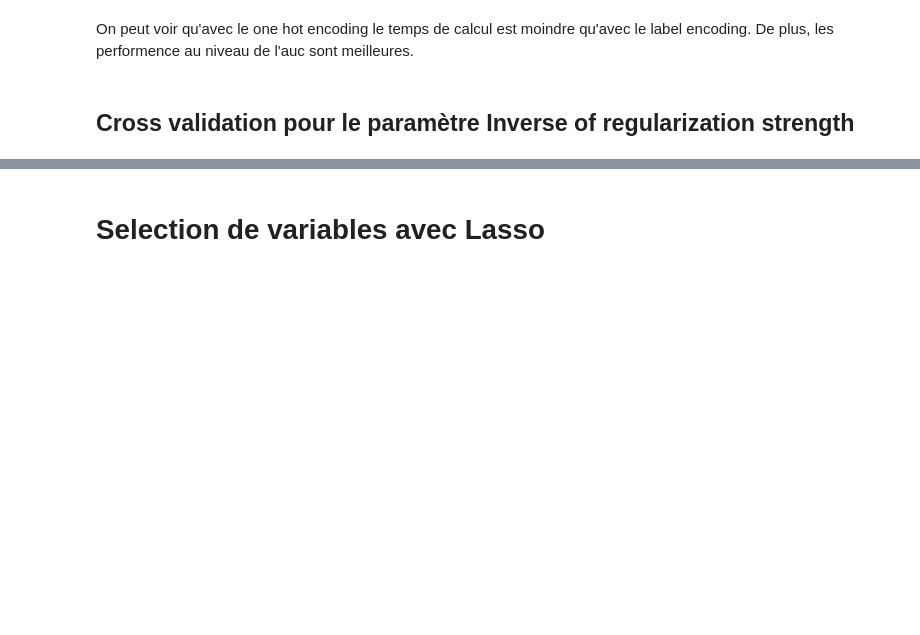
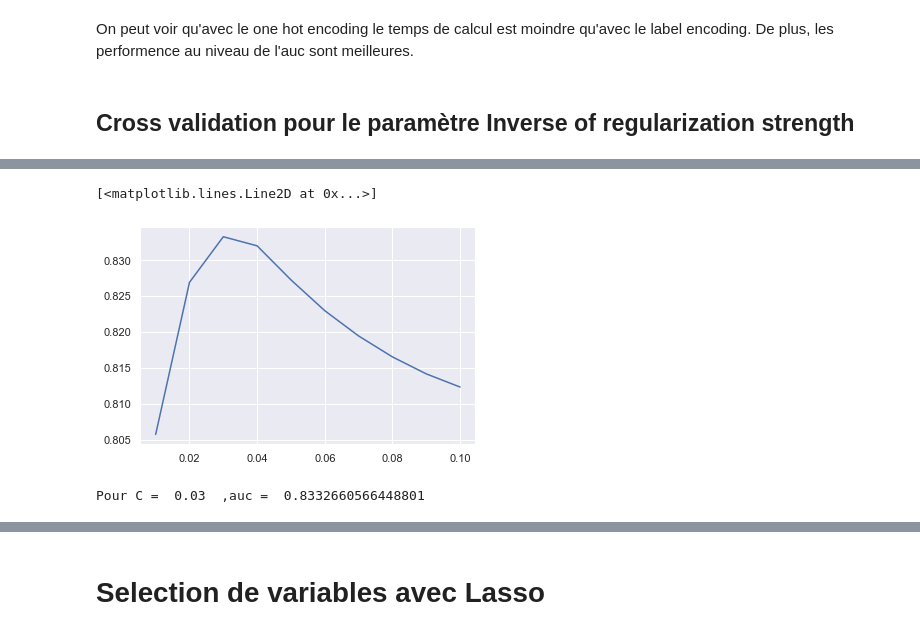
Before and after one commit to DataCampM2DSSAF/suivi-du-data-camp-ghoul_boubekeur_davidas, a Jupyter notebook: projet_data_camp_fraud_anthony.ipynb, the cells around one changed output, grey strips where cells are left out. Saved outputs shown, nothing was run; the diff lists cells and outputs as text; code cells hidden in the pictures; blank space fills up the shorter version.

```diff
--- a/projet_data_camp_fraud_anthony.ipynb
+++ b/projet_data_camp_fraud_anthony.ipynb
@@ -785,10 +615,0 @@ temps : 00:07:37
-# %%
-pred = []
-tstart = time.time()
-for i in range(0,100,10):
-    if(i==0): i=i+1
-    log = LogisticRegression(solver ='liblinear', penalty = 'l1', C=1/i, random_state=0).fit(X_sub_train, y_sub_train)
-    pred_train = log.predict_proba(X_sub_test)
-    pred.append(roc_auc_score(y_sub_test, pred_train[:, 1]))
-tend = time.time()
-temps(tend-tstart)
@@ -807,0 +620,15 @@ Pour C =  10  ,auc =  0.8586833456031464
+# %%
+pred = []
+tstart = time.time()
+t = np.arange(0.01,0.11,0.01)
+for i in t:
+    if((i*10)%2==0): print(i)
+    log = LogisticRegression(solver ='liblinear', penalty = 'l1', C=i, random_state=0).fit(X_sub_train_sc,
+                                                                                           y_sub_train_sc)
+    pred_train = log.predict_proba(X_sub_test_sc)
+    pred.append(roc_auc_score(y_sub_test_sc, pred_train[:, 1]))
+tend = time.time()
+temps(tend-tstart)
+
+plt.plot(t,pred)
+# %% [output]
@@ -807,0 +636,6 @@ Pour C =  10  ,auc =  0.8586833456031464
+[<matplotlib.lines.Line2D at 0x...>]
+[figure, added]
+# %%
+print("Pour C = ",t[np.argmax(pred)], " ,auc = ",np.max(pred))
+# %% [output]
+Pour C =  0.03  ,auc =  0.8332660566448801
```
Also changed, not shown: parts of 86 cells of this notebook.
